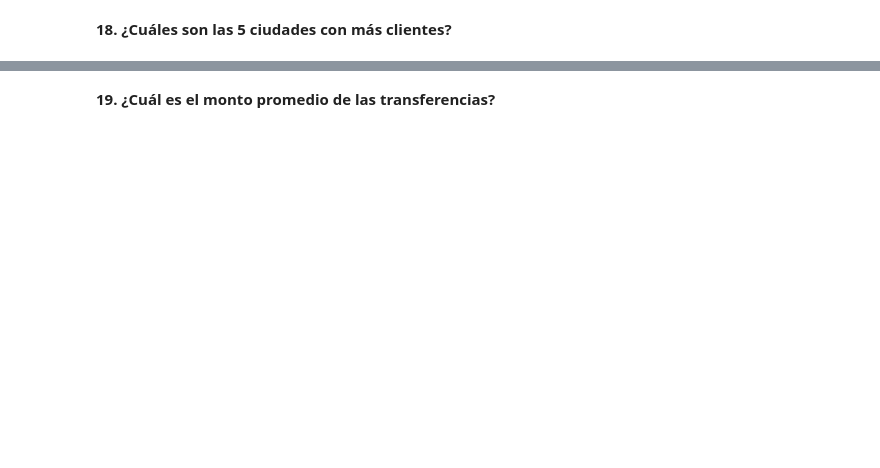
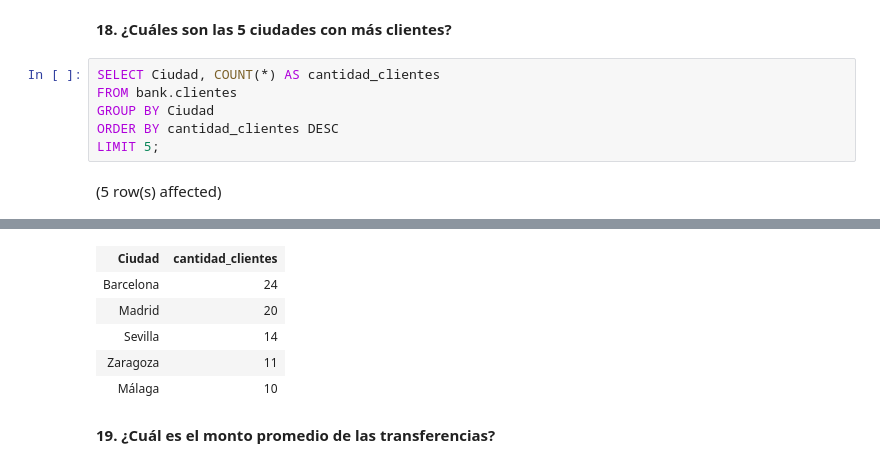
Before and after one commit to mizos0512/curso_sql, a Jupyter notebook: notebooks/Practica_Final_SQL.ipynb, the cells around one changed output, grey strips where cells are left out. Drawn from its saved outputs; the diff is of its cells as text; blank space fills up the shorter version.

```diff
--- a/notebooks/Practica_Final_SQL.ipynb
+++ b/notebooks/Practica_Final_SQL.ipynb
@@ -545,2 +620,10 @@ Total execution time: 00:00:01.013
 # %% [markdown]
 **18. ¿Cuáles son las 5 ciudades con más clientes?**
+# %%
+SELECT Ciudad, COUNT(*) AS cantidad_clientes
+FROM bank.clientes
+GROUP BY Ciudad
+ORDER BY cantidad_clientes DESC
+LIMIT 5;
+# %% [output]
+(5 row(s) affected)
@@ -547,2 +631,8 @@ Total execution time: 00:00:01.013
+| Ciudad | cantidad_clientes |
+| Barcelona | 24 |
+| Madrid | 20 |
+| Sevilla | 14 |
+| Zaragoza | 11 |
+| Málaga | 10 |
 # %% [markdown]
 **19. ¿Cuál es el monto promedio de las transferencias?**
```
Also changed, not shown: parts of 15 cells of this notebook.
